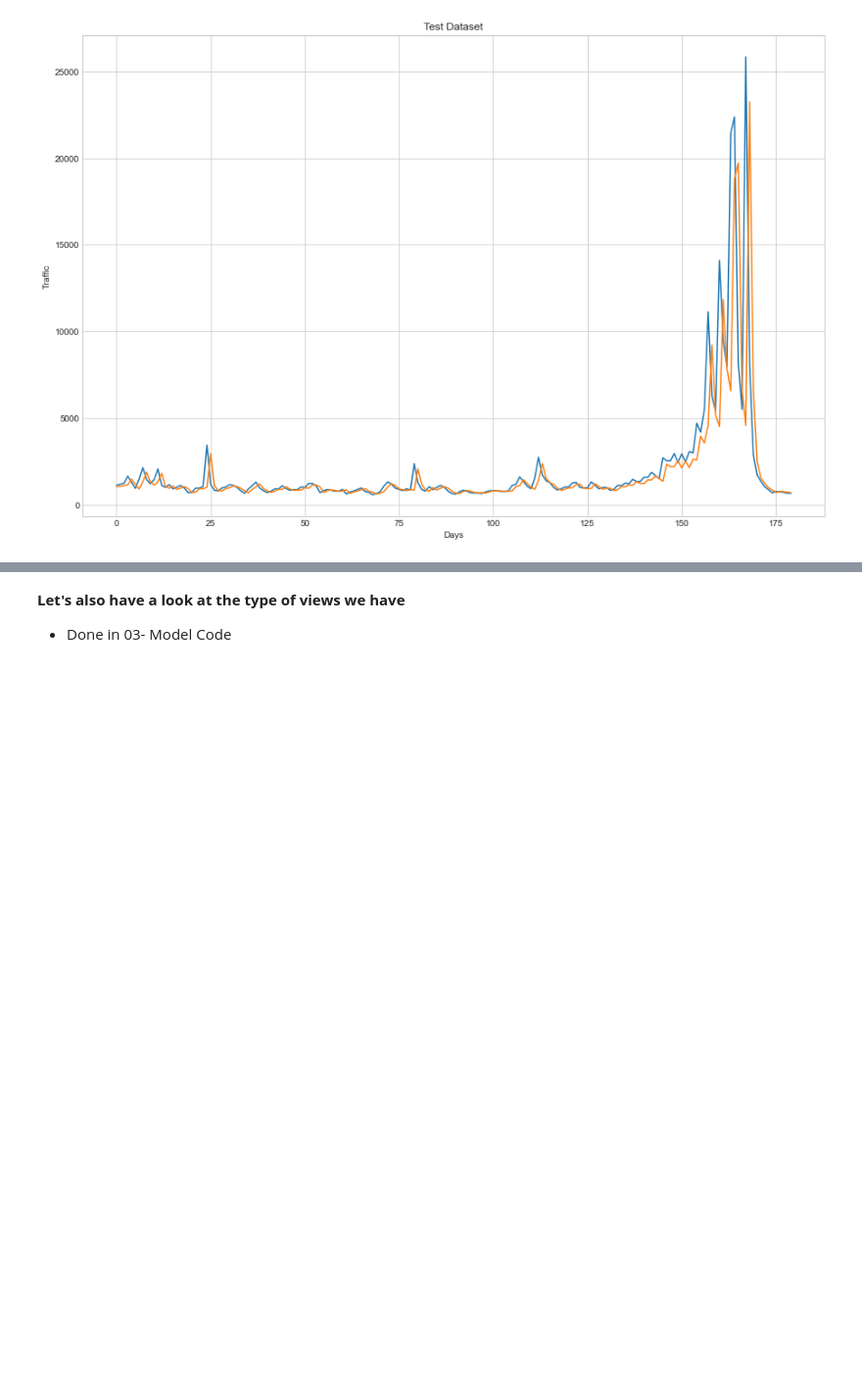
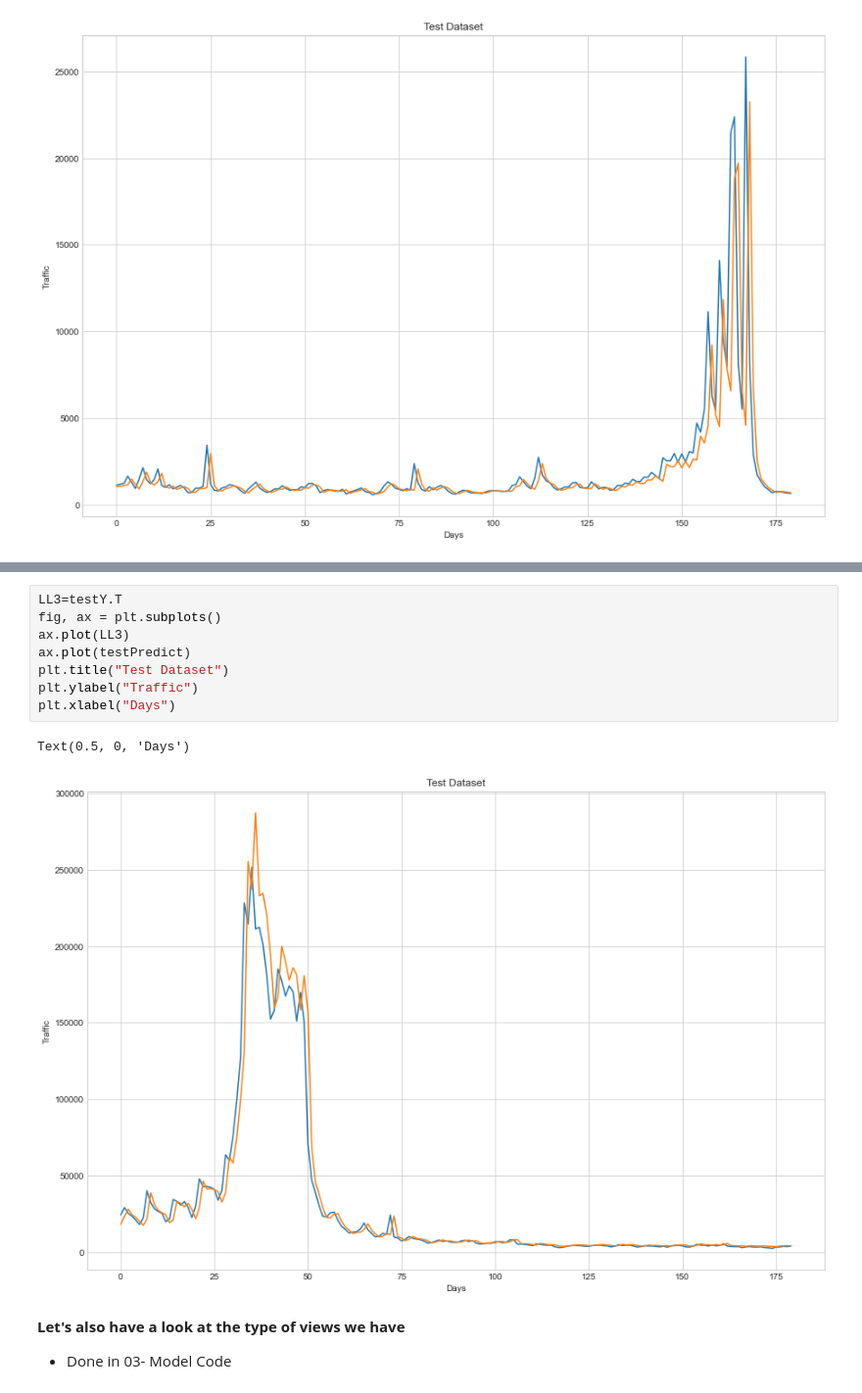
Before and after one commit to thisisdevanshi/MSCA-31006-TimeSeries-Team-Project, a Jupyter notebook: Scripts/01_LSTM.ipynb, the cells around one changed output, grey strips where cells are left out. Shown at 98% size. Saved outputs shown, nothing was run; the diff lists cells and outputs as text; blank space fills up the shorter version.

```diff
--- a/Scripts/01_LSTM.ipynb
+++ b/Scripts/01_LSTM.ipynb
@@ -466,3 +583,14 @@ Text(0.5, 0, 'Days')
+# %%
+LL3=testY.T
+fig, ax = plt.subplots()
+ax.plot(LL3)
+ax.plot(testPredict)
+plt.title("Test Dataset")
+plt.ylabel("Traffic")
+plt.xlabel("Days")
+# %% [output]
+Text(0.5, 0, 'Days')
+[figure, added]
 # %% [markdown]
 **Let's also have a look at the type of views we have**
 - Done in 03- Model Code
```
Also changed, not shown: parts of 14 cells of this notebook, 2 other files.
